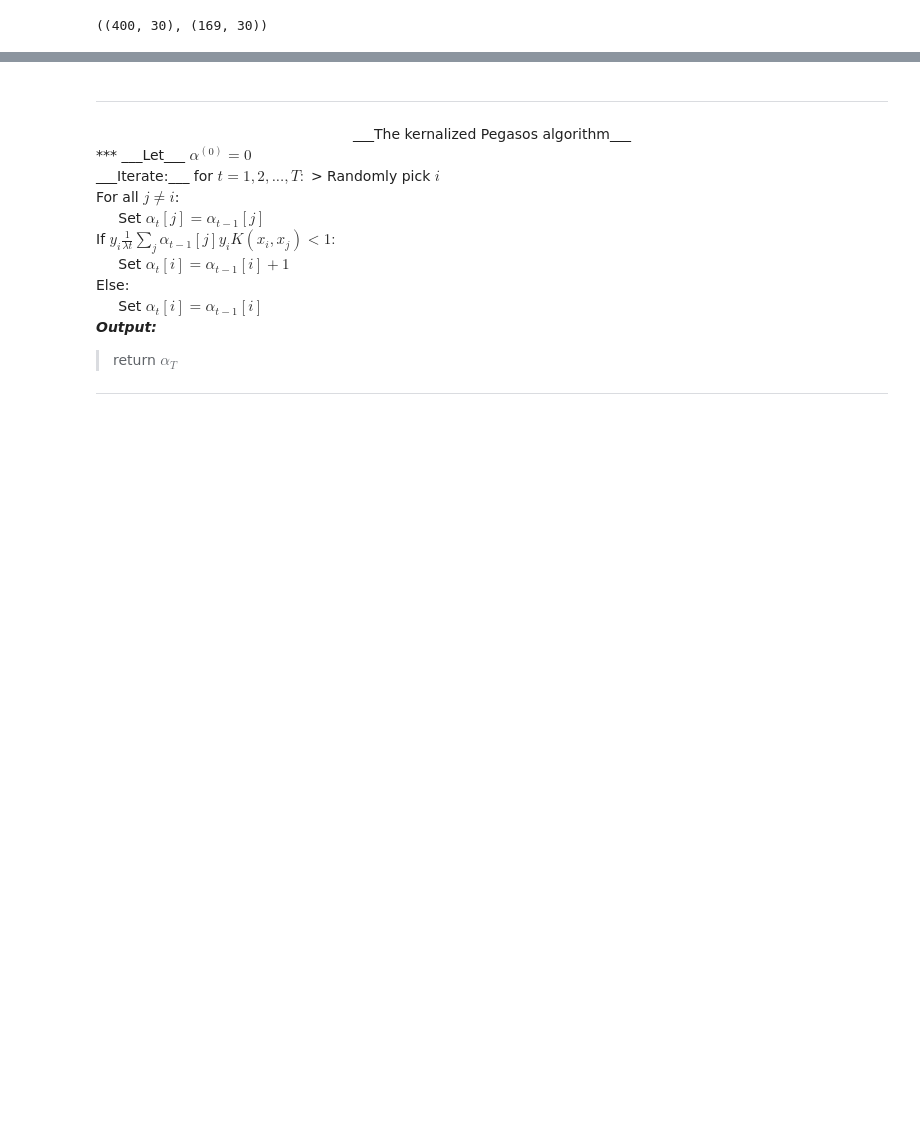
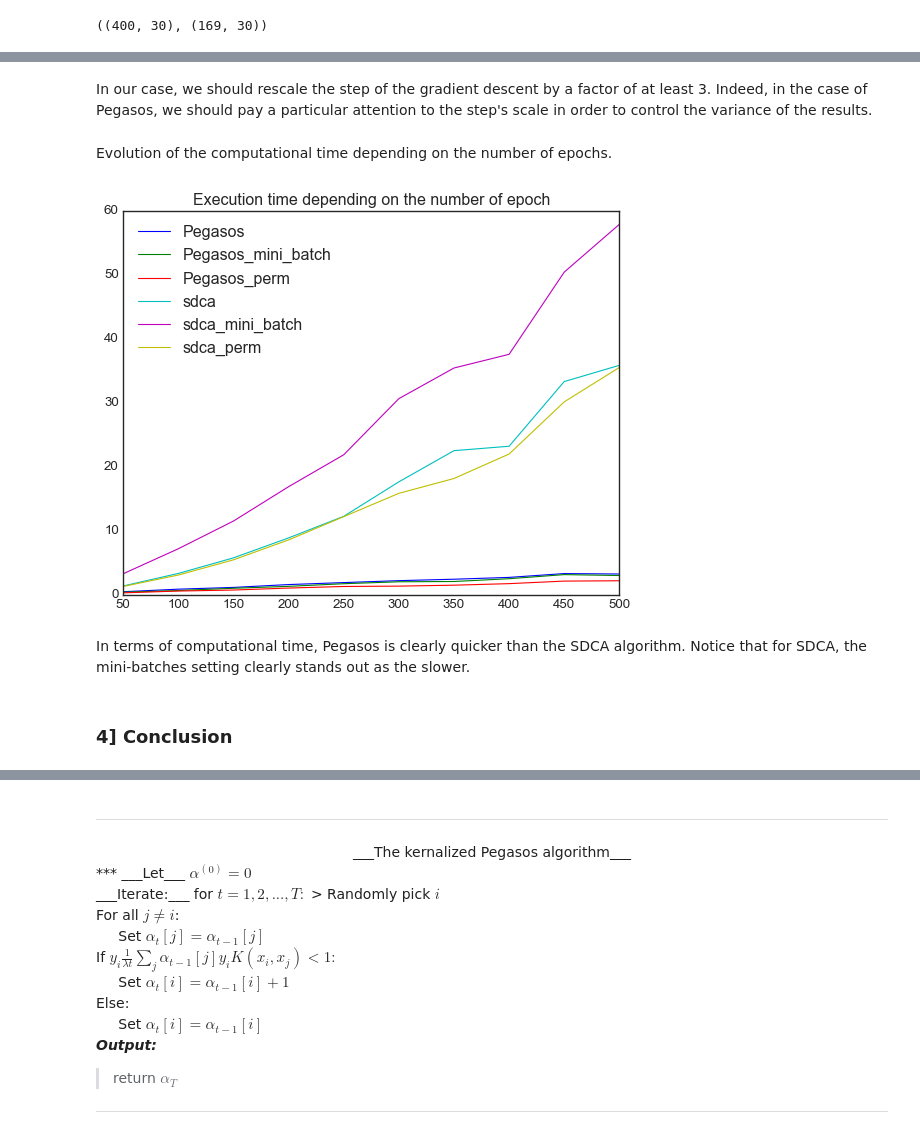
Before and after one commit to mathislinger/SOADML, a Jupyter notebook: SOADML project.ipynb, the cells around one changed output, grey strips where cells are left out. Cells and saved outputs as stored; diff of their text form; code cells hidden in the pictures; blank space fills up the shorter version.

Commit message:
only conclusion needed

```diff
--- a/SOADML project.ipynb
+++ b/SOADML project.ipynb
@@ -560,0 +649,44 @@ for i, j in error_dict.items():
+# %% [markdown]
+In our case, we should rescale the step of the gradient descent by a factor of at least 3. Indeed, in the case of Pegasos, we should pay a particular attention to the step's scale in order to control the variance of the results.
+# %% [markdown]
+Evolution of the computational time depending on the number of epochs.
+# %%
+time_dict = {'sdca': [], 'sdca_mini_batch': [], 'sdca_perm': [], 'Pegasos': [],
+             'Pegasos_mini_batch': [], 'Pegasos_perm': []}
+for nb_epoch in range(50,501,50):
+    # sdca time
+    start_time = timeit.default_timer()
+    SDCA(X_train, y_train, 0.01, nb_epoch*n, output = 'averaging')
+    time_dict['sdca'].append(timeit.default_timer() - start_time)
+    # sdca mini-batches
+    SDCA_mini_batch(X_train, y_train, mini_batch_size, 0.01, 0.95, int(nb_epoch*n/mini_batch_size), output = 'averaging')
+    time_dict['sdca_mini_batch'].append(timeit.default_timer() - start_time)
+    # sdca time
+    start_time = timeit.default_timer()
+    SDCA_perm(X_train, y_train, 0.01, nb_epoch*n, output = 'averaging')
+    time_dict['sdca_perm'].append(timeit.default_timer() - start_time)
+    # sdca time
+    start_time = timeit.default_timer()
+    Pegasos(X_train, y_train, 0.01, nb_epoch*n, projection = False)
+    time_dict['Pegasos'].append(timeit.default_timer() - start_time)
+    # sdca time
+    start_time = timeit.default_timer()
+    Pegasos_mini_batch(X_train, y_train, mini_batch_size, 0.01, int(nb_epoch*n/mini_batch_size), projection = False)
+    time_dict['Pegasos_mini_batch'].append(timeit.default_timer() - start_time)
+    # sdca time
+    start_time = timeit.default_timer()
+    Pegasos_perm(X_train, y_train, 0.01, nb_epoch, projection = False)
+    time_dict['Pegasos_perm'].append(timeit.default_timer() - start_time)
+# %%
+time_dict = collections.OrderedDict(sorted(time_dict.items()))
+
+for i, j in time_dict.items():
+    plt.plot([h for h in range(50,501,50)], j)
+    plt.legend(time_dict.keys(), loc='upper left')
+    plt.title('Execution time depending on the number of epoch')
+# %% [output]
+[figure, added]
+# %% [markdown]
+In terms of computational time, Pegasos is clearly quicker than the SDCA algorithm. Notice that for SDCA, the mini-batches setting clearly stands out as the slower.
+# %% [markdown]
+### 4] Conclusion
```
Also changed, not shown: parts of 39 cells of this notebook.
